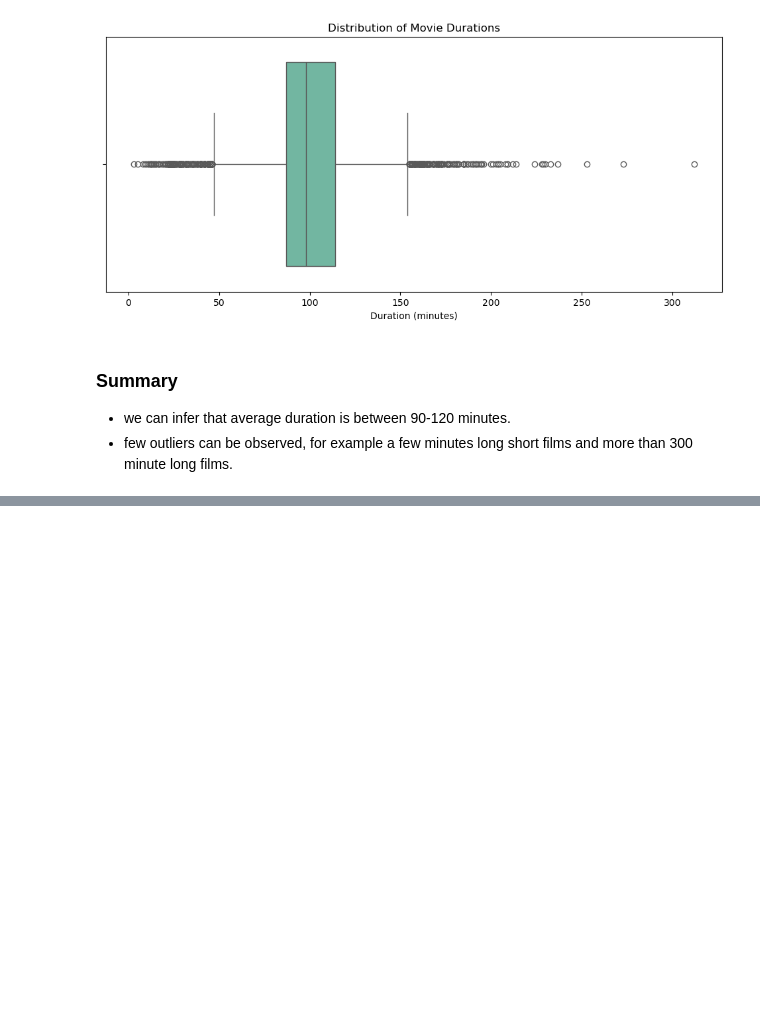
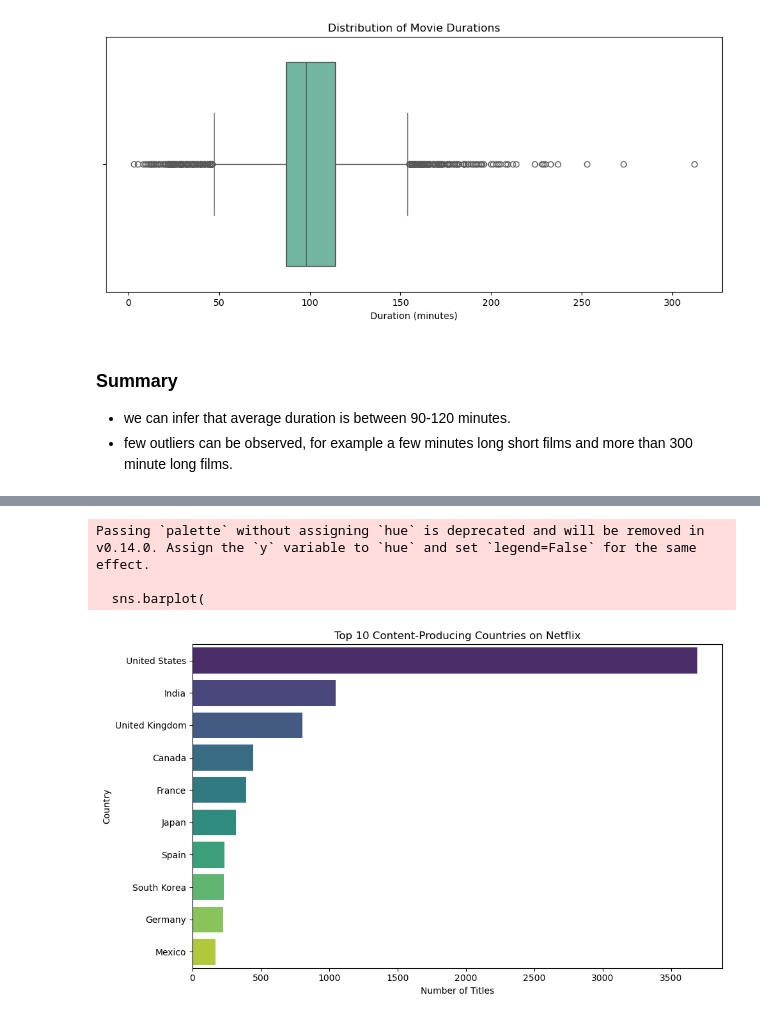
Before and after one commit to aahad112231-prog/Netflix_EDA, a Jupyter notebook: notebooks/netflix_analysis.ipynb, the cells around one changed output, grey strips where cells are left out. Drawn from its saved outputs; the diff is of its cells as text; code cells hidden in the pictures; blank space fills up the shorter version.

```diff
--- a/notebooks/netflix_analysis.ipynb
+++ b/notebooks/netflix_analysis.ipynb
@@ -351,0 +401,10 @@ Passing `palette` without assigning `hue` is deprecated and will be removed in v
+# %%
+df_countries = df_clean.copy()
+df_countries['country'] = df_countries['country'].str.split(',')
+
+
+df_countries = df_countries.explode('country')
+
+df_countries['country'] = df_countries['country'].str.strip()
+
+df_countries[['title', 'country']].head()
@@ -351,0 +418,9 @@ Passing `palette` without assigning `hue` is deprecated and will be removed in v
+# %%
+top_10_countries = (
+    df_countries['country']
+    .value_counts()
+    .drop('Unknown', errors='ignore')
+    .head(10)
+)
+
+top_10_countries
@@ -351,0 +440,19 @@ Passing `palette` without assigning `hue` is deprecated and will be removed in v
+# %%
+plt.figure(figsize=(10,6))
+sns.barplot(
+    x=top_10_countries.values,
+    y=top_10_countries.index,
+    palette='viridis'
+)
+
+plt.title("Top 10 Content-Producing Countries on Netflix")
+plt.xlabel("Number of Titles")
+plt.ylabel("Country")
+plt.tight_layout()
+plt.savefig("../images/Top10_content_producing_countries.png", dpi=300, bbox_inches="tight")
+plt.show()
+# %% [output]
+Passing `palette` without assigning `hue` is deprecated and will be removed in v0.14.0. Assign the `y` variable to `hue` and set `legend=False` for the same effect.
+
+  sns.barplot(
+[figure, added]
```
Also changed, not shown: parts of 8 cells of this notebook, 8 other files.
